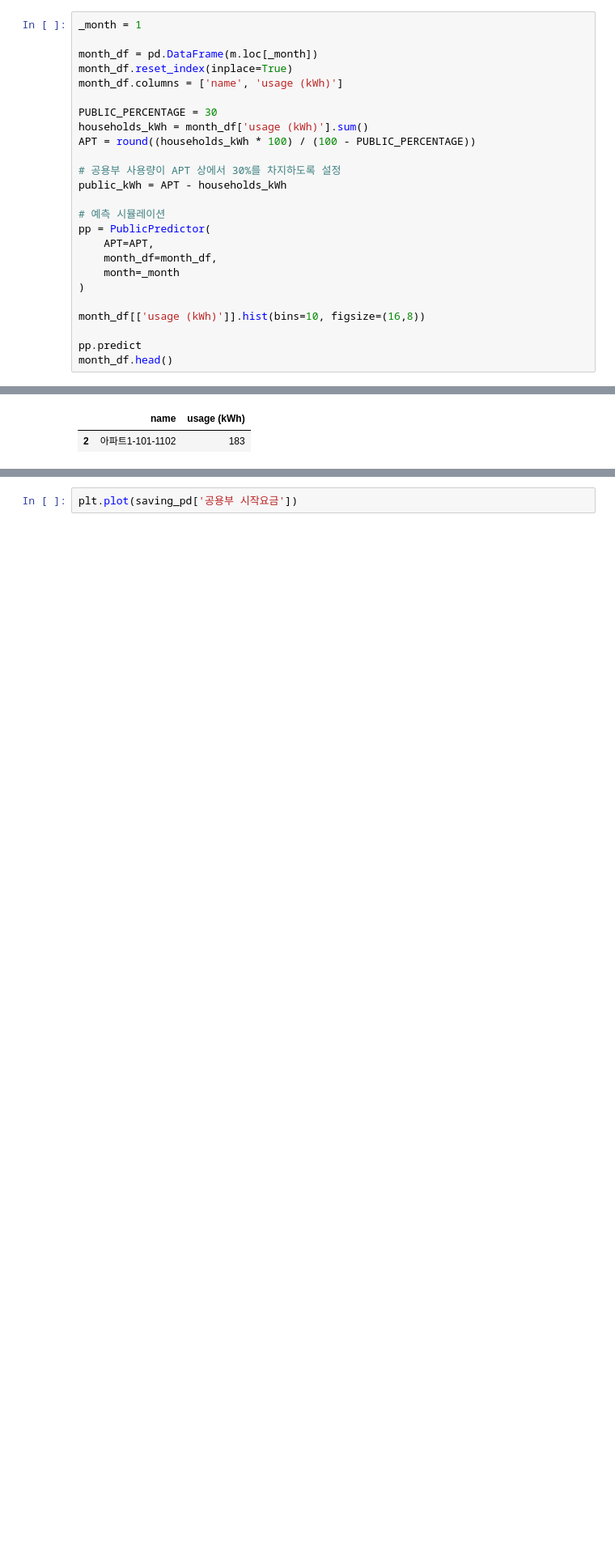
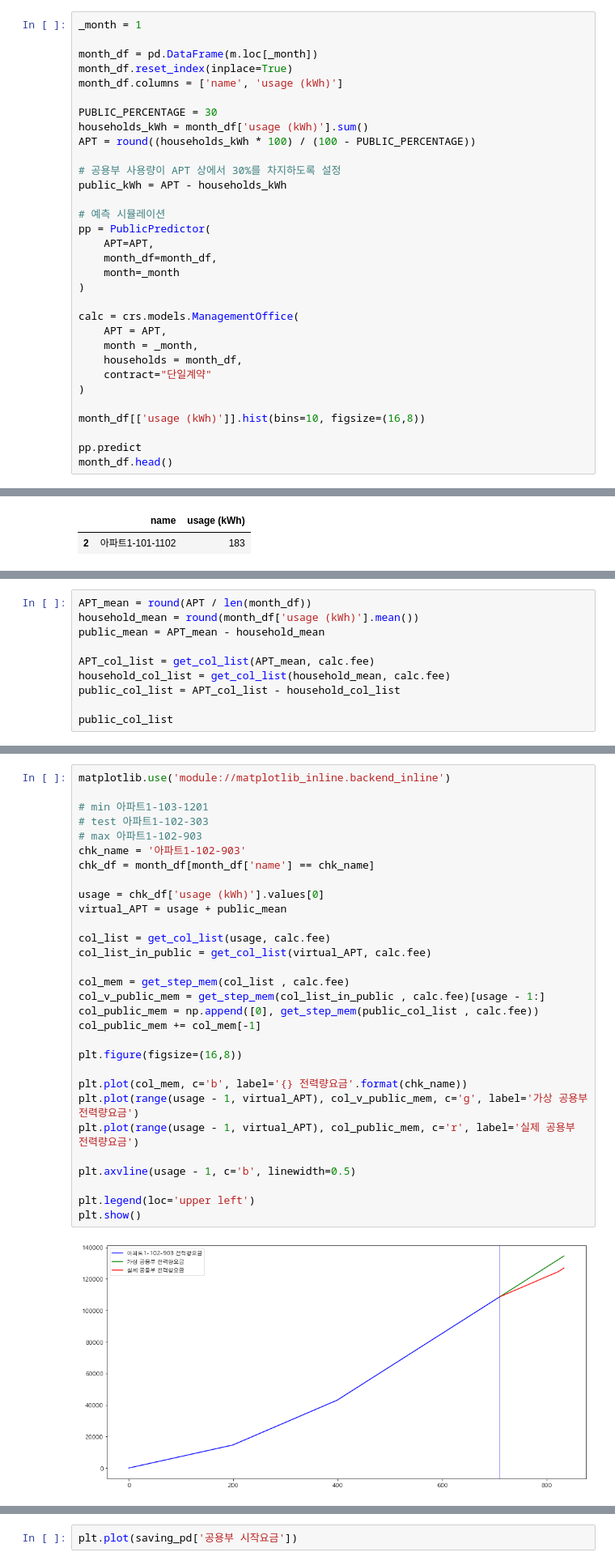
Before and after one commit to formegusto/what-is-public-fee, a Jupyter notebook: 전기를 아꼈을 때, 공동설비요금이 감소할까? (형평성의 문제에 대하여).ipynb, the cells around one changed output, grey strips where cells are left out. Shown at 81% size. Saved outputs shown, nothing was run; the diff lists cells and outputs as text; blank space fills up the shorter version.

```diff
--- a/전기를 아꼈을 때, 공동설비요금이 감소할까? (형평성의 문제에 대하여).ipynb
+++ b/전기를 아꼈을 때, 공동설비요금이 감소할까? (형평성의 문제에 대하여).ipynb
@@ -63,6 +63,13 @@ pp = PublicPredictor(
     month=_month
 )
 
+calc = crs.models.ManagementOffice(
+    APT = APT,
+    month = _month,
+    households = month_df,
+    contract="단일계약"
+)
+
 month_df[['usage (kWh)']].hist(bins=10, figsize=(16,8))
 
 pp.predict
@@ -100,0 +159,10 @@ target
+# %%
+APT_mean = round(APT / len(month_df))
+household_mean = round(month_df['usage (kWh)'].mean())
+public_mean = APT_mean - household_mean
+
+APT_col_list = get_col_list(APT_mean, calc.fee)
+household_col_list = get_col_list(household_mean, calc.fee)
+public_col_list = APT_col_list - household_col_list
+
+public_col_list
@@ -100,0 +171,32 @@ target
+# %%
+matplotlib.use('module://matplotlib_inline.backend_inline')
+
+# min 아파트1-103-1201
+# test 아파트1-102-303
+# max 아파트1-102-903
+chk_name = '아파트1-102-903'
+chk_df = month_df[month_df['name'] == chk_name]
+
+usage = chk_df['usage (kWh)'].values[0]
+virtual_APT = usage + public_mean
+
+col_list = get_col_list(usage, calc.fee)
+col_list_in_public = get_col_list(virtual_APT, calc.fee)
+
+col_mem = get_step_mem(col_list , calc.fee)
+col_v_public_mem = get_step_mem(col_list_in_public , calc.fee)[usage - 1:]
+col_public_mem = np.append([0], get_step_mem(public_col_list , calc.fee))
+col_public_mem += col_mem[-1]
+
+plt.figure(figsize=(16,8))
+
+plt.plot(col_mem, c='b', label='{} 전력량요금'.format(chk_name))
+plt.plot(range(usage - 1, virtual_APT), col_v_public_mem, c='g', label='가상 공용부 전력량요금')
+plt.plot(range(usage - 1, virtual_APT), col_public_mem, c='r', label='실제 공용부 전력량요금')
+
+plt.axvline(usage - 1, c='b', linewidth=0.5)
+
+plt.legend(loc='upper left')
+plt.show()
+# %% [output]
+[figure, added]
```
Also changed, not shown: parts of 10 cells of this notebook.
